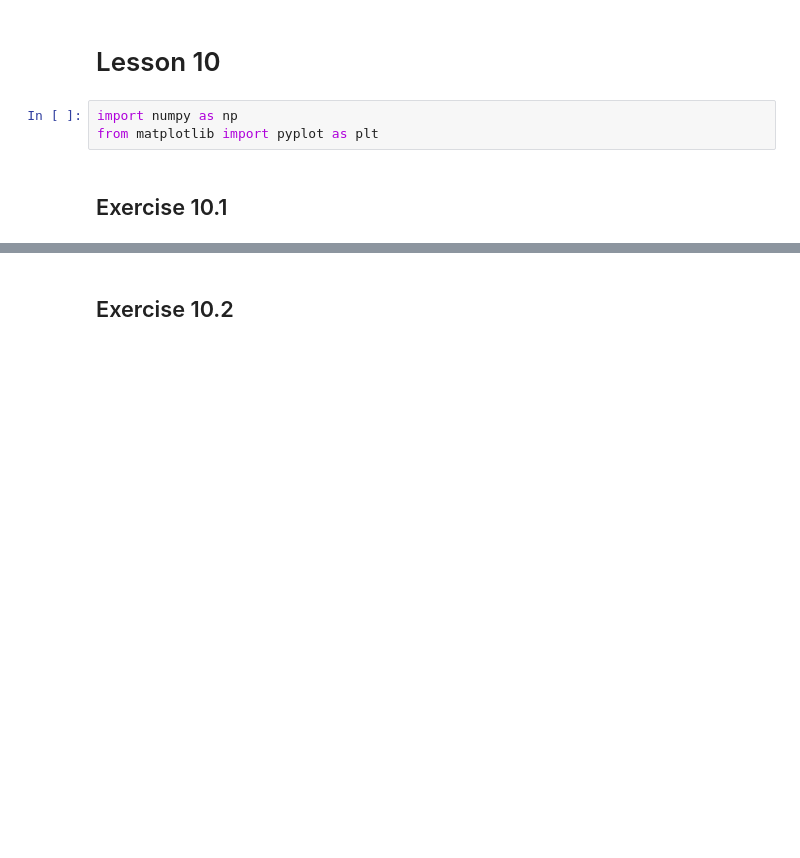
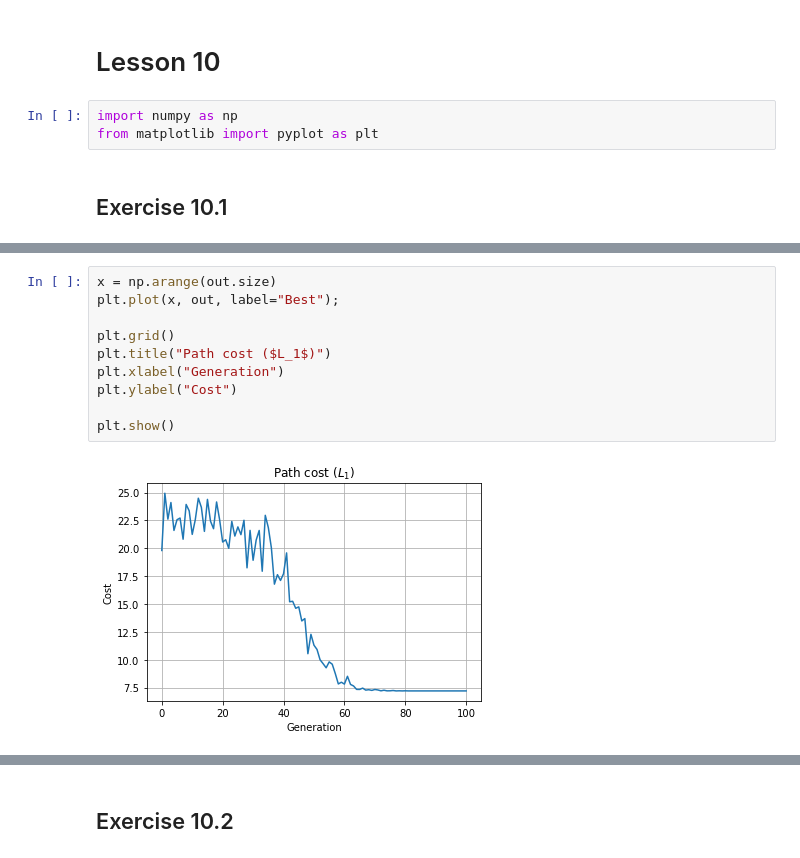
Before and after one commit to teozec/numerical-simulation, a Jupyter notebook: 10/10.ipynb, the cells around one changed output, grey strips where cells are left out. Drawn from its saved outputs; the diff is of its cells as text; blank space fills up the shorter version.

```diff
--- a/10/10.ipynb
+++ b/10/10.ipynb
@@ -45,0 +54,12 @@ plt.show()
+# %%
+x = np.arange(out.size)
+plt.plot(x, out, label="Best");
+
+plt.grid()
+plt.title("Path cost ($L_1$)")
+plt.xlabel("Generation")
+plt.ylabel("Cost")
+
+plt.show()
+# %% [output]
+[figure, added]
```
Also changed, not shown: parts of 17 cells of this notebook, 17 other files.
